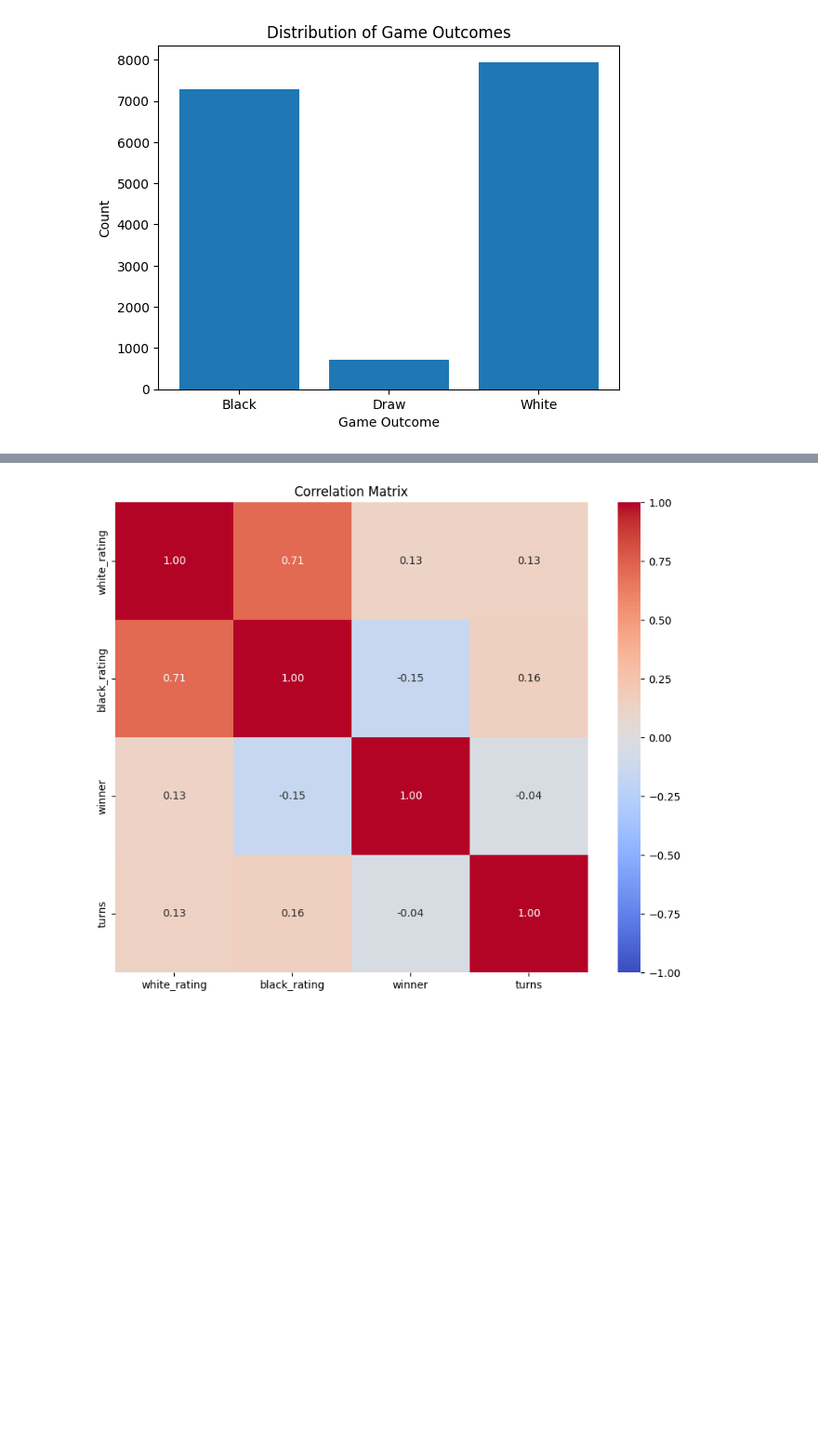
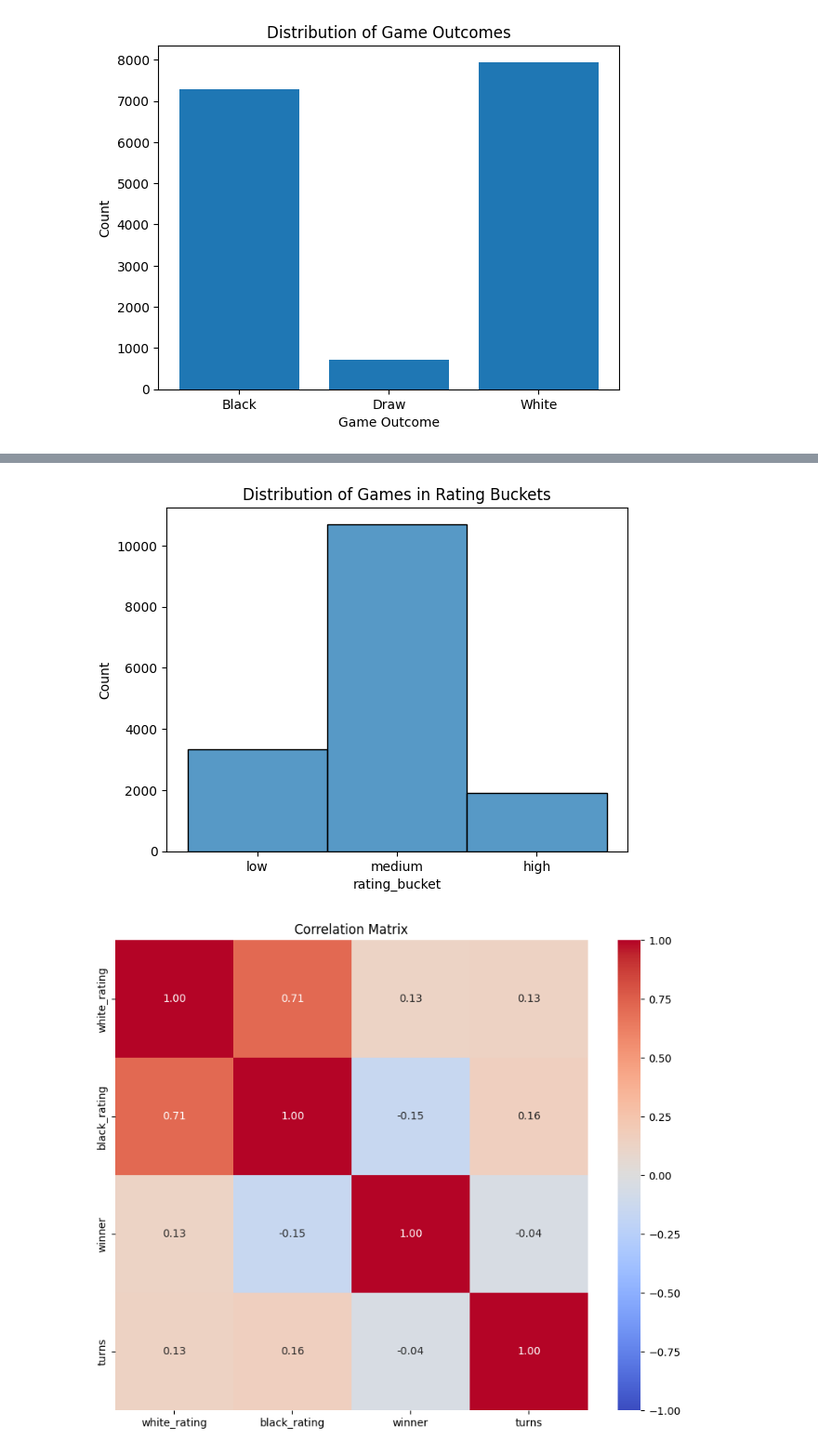
Before and after one commit to T-hawk/chess-ds-final, a Jupyter notebook: final-submission.ipynb, the cells around one changed output, grey strips where cells are left out. Shown at 93% size. Saved outputs shown, nothing was run; the diff lists cells and outputs as text; code cells hidden in the pictures; blank space fills up the shorter version.

```diff
--- a/final-submission.ipynb
+++ b/final-submission.ipynb
@@ -248 +277,7 @@ plt.show()
+# %%
+sns.histplot(chess_data['rating_bucket'])
+plt.title('Distribution of Games in Rating Buckets')
+plt.show()
+# %% [output]
+[figure, added]
 # %%
```
Also changed, not shown: parts of 18 cells of this notebook.
